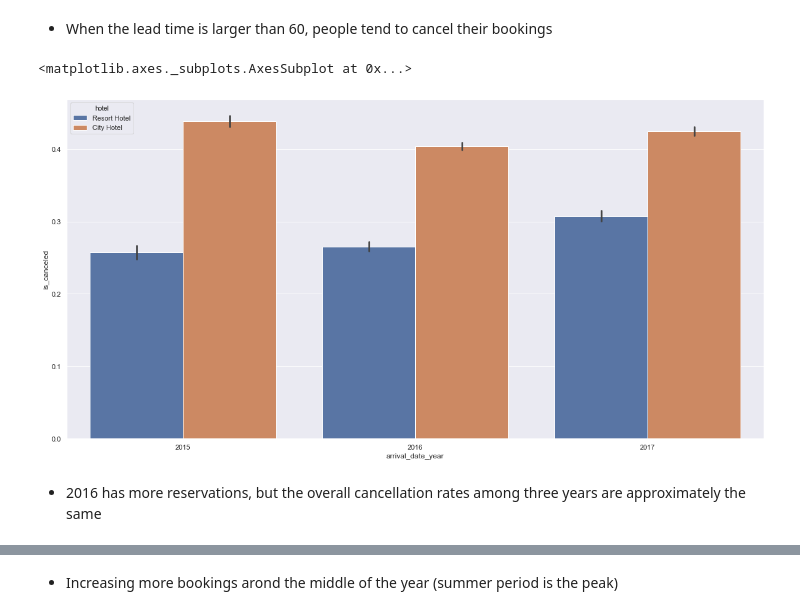
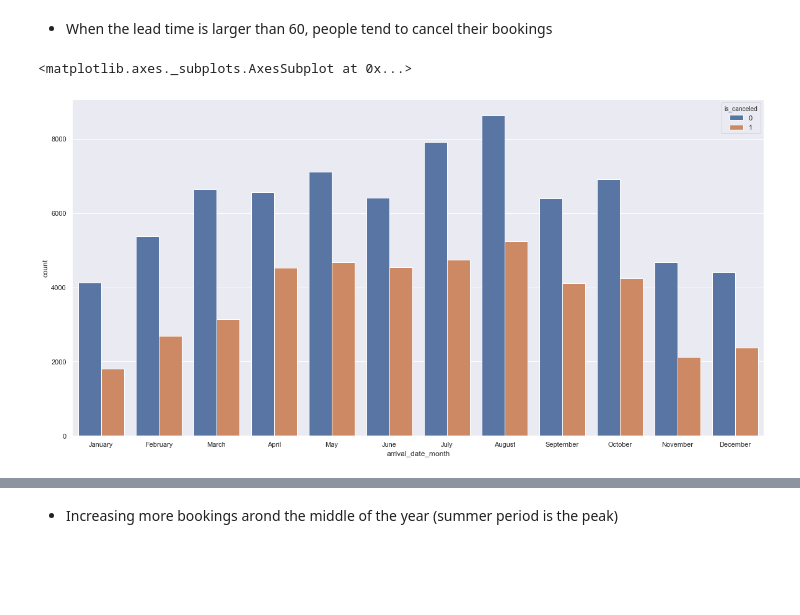
Before and after one commit to tkong1998/hotel-booking-demand, a Jupyter notebook: data_visualization.ipynb, the cells around one changed output, grey strips where cells are left out. Drawn from its saved outputs; the diff is of its cells as text; code cells hidden in the pictures; blank space fills up the shorter version.

Commit message:
remove year from feature

```diff
--- a/data_visualization.ipynb
+++ b/data_visualization.ipynb
@@ -155,11 +148,11 @@ sns.barplot(x='arrival_date_year', y='lead_time', data=hotel)
 # %% [markdown]
 - When the lead time is larger than 60, people tend to cancel their bookings
 # %%
-# Bar chart for arrival year
+# Bar chart for arrival month
 plt.figure(figsize = (20,10))
-sns.barplot(x='arrival_date_year', y='is_canceled', hue='hotel',data=hotel)
+month=['January', 'February', 'March', 'April', 'May', 'June', 'July',
+       'August', 'September', 'October', 'November', 'December']
+sns.countplot(x='arrival_date_month', hue='is_canceled', data=hotel, order=month)
 # %% [output]
 <matplotlib.axes._subplots.AxesSubplot at 0x...>
-[figure, old version]
+[figure, new version]
-# %% [markdown]
-- 2016 has more reservations, but the overall cancellation rates among three years are approximately the same
```
Also changed, not shown: parts of 31 cells of this notebook, 4 other files.
